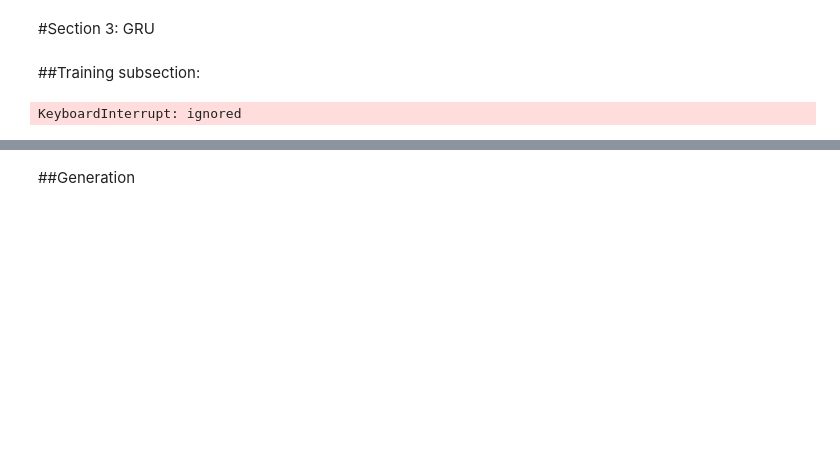
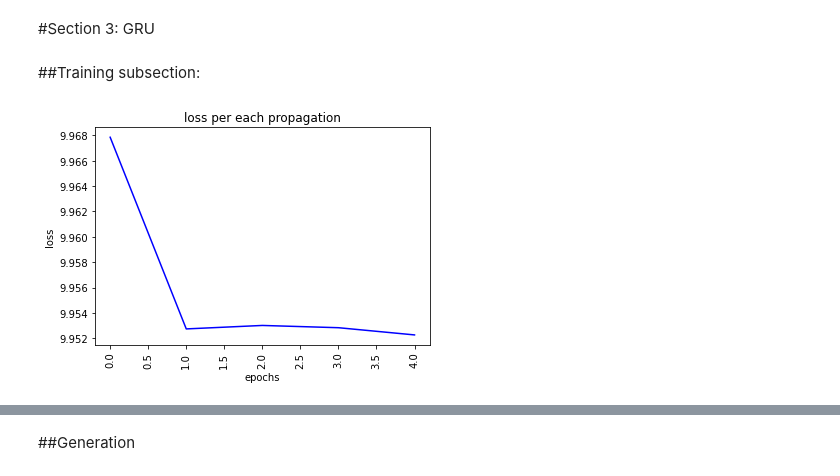
Before and after one commit to AAhmadS/deeplearning-HW4, a Jupyter notebook: NLP_task1.ipynb, the cells around one changed output, grey strips where cells are left out. Cells and saved outputs as stored; diff of their text form; code cells hidden in the pictures; blank space fills up the shorter version.

```diff
--- a/NLP_task1.ipynb
+++ b/NLP_task1.ipynb
@@ -302,7 +305,7 @@ y1 = torch.from_numpy(y1)
 train_dataset1 = TensorDataset(X1, y1)
 train_dataloader1 = DataLoader(train_dataset1, batch_size=1, shuffle=True)
 # %%
-m= ["جو آفتاب روز آمدش بر میان","پدیدار شد رزم آن شیردلان"]
+m= ["چو آفتاب روز آمدش بر میان","پدیدار شد رزم آن شیردلان"]
 m[0],m[1] = tokenizer.tokenize(m[0]), tokenizer.tokenize(m[1])
 # %%
 m[0],m[1] = np.array(tokenizer.convert_tokens_to_ids(m[0])),np.array(tokenizer.convert_tokens_to_ids(m[1]))
@@ -413,7 +417,7 @@ learning_rate=1e-2
 batch_size=64
 input_size = po_persian.n_words
 embedding_size = 128
-hidden_size = 256
+hidden_size = 128
 num_layers = 2
 dropout=0.5
 # %%
@@ -443,7 +447,7 @@ for epoch in range(num_epochs):
 
 
           loss = criterion(outputs, y)
-          acc , _ = calculate_accuracy(outputs, y)
+          acc = calculate_accuracy(outputs, y)
           accuracy += acc
           epoch_loss += loss
 
@@ -457,5 +461,12 @@ for epoch in range(num_epochs):
       accs.append((accuracy*100/len(pbar)).cpu().item())
       if (losses[-1]==min(losses)):
           torch.save(model.state_dict(), 'Ferdousi_gru.pth')
-# %% [output]
-KeyboardInterrupt: ignored
+# %%
+plt.plot(losses, color = 'blue')
+plt.xticks(rotation ='vertical')
+plt.xlabel("epochs")
+plt.ylabel("loss")
+plt.title("loss per each propagation")
+plt.show()
+# %% [output]
+[figure, added]
```
Also changed, not shown: parts of 13 cells of this notebook.
